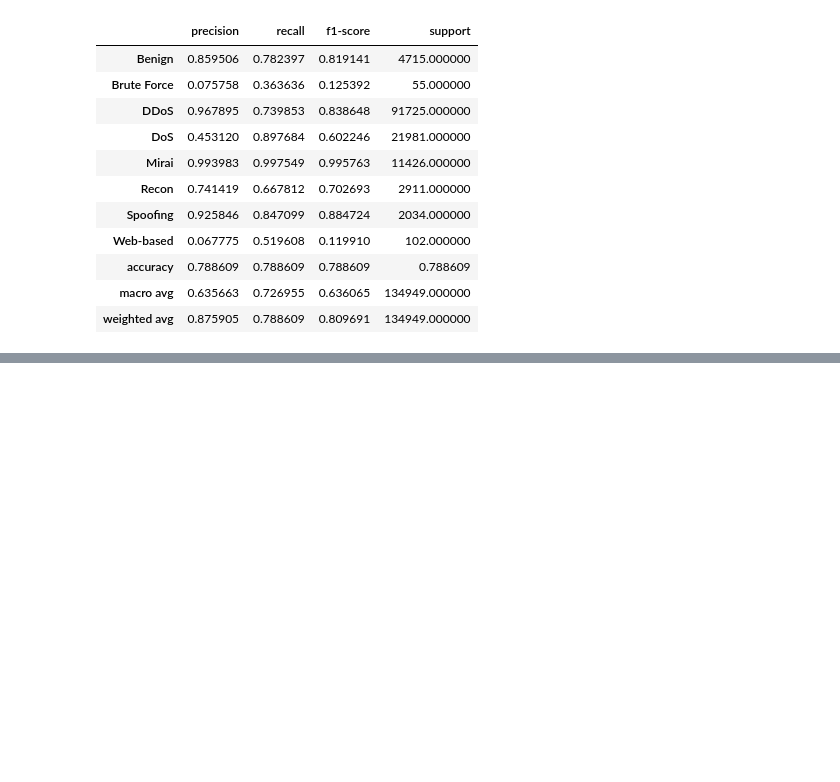
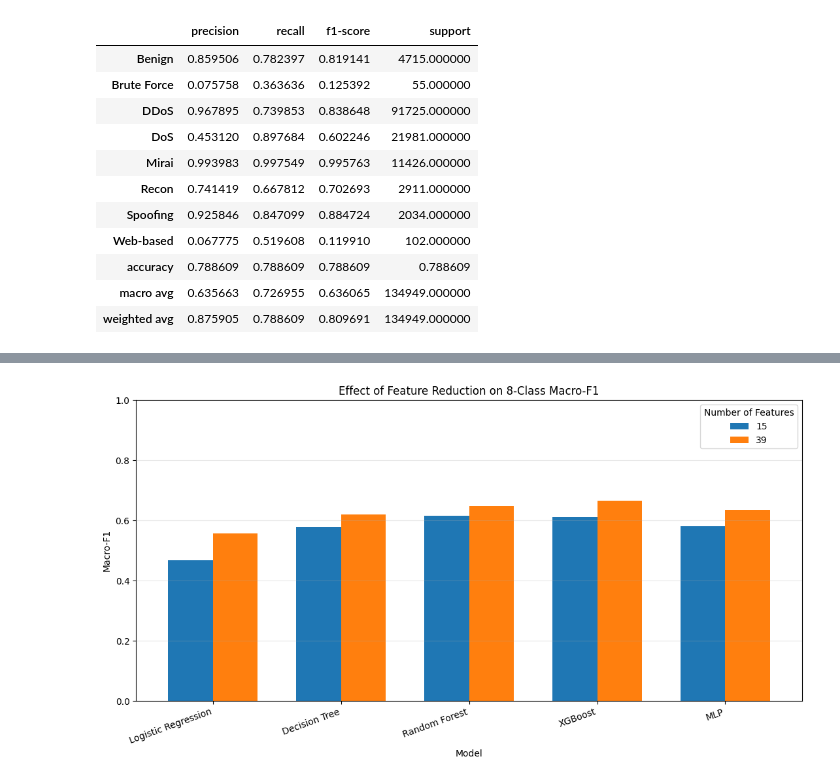
Before and after one commit to zainabkashif1/IoT-Intrusion-Detection-ML, a Jupyter notebook: notebooks/03_Eight_Class_Classification.ipynb, the cells around one changed output, grey strips where cells are left out. Saved outputs shown, nothing was run; the diff lists cells and outputs as text; code cells hidden in the pictures; blank space fills up the shorter version.

```diff
--- a/notebooks/03_Eight_Class_Classification.ipynb
+++ b/notebooks/03_Eight_Class_Classification.ipynb
@@ -1206,0 +1840,58 @@ rf_weighted_results_8.to_csv(
+# %%
+# Replace missing balancing labels with "None"
+eight_class_master_results["Balancing"] = (
+    eight_class_master_results["Balancing"]
+    .fillna("None")
+    .astype(str)
+    .str.strip()
+)
+
+# Select original, unbalanced experiments
+feature_reduction_data = eight_class_master_results[
+    (eight_class_master_results["Balancing"] == "None") &
+    (eight_class_master_results["Model"] != "Majority Baseline")
+].copy()
+
+# Create comparison table
+feature_pivot = feature_reduction_data.pivot(
+    index="Model",
+    columns="Features",
+    values="Macro-F1"
+)
+
+model_order = [
+    "Logistic Regression",
+    "Decision Tree",
+    "Random Forest",
+    "XGBoost",
+    "MLP"
+]
+
+feature_pivot = feature_pivot.reindex(model_order)
+
+# Plot
+ax = feature_pivot.plot(
+    kind="bar",
+    figsize=(11, 6),
+    width=0.7
+)
+
+ax.set_title("Effect of Feature Reduction on 8-Class Macro-F1")
+ax.set_xlabel("Model")
+ax.set_ylabel("Macro-F1")
+ax.set_ylim(0, 1)
+ax.set_xticklabels(model_order, rotation=20, ha="right")
+ax.legend(title="Number of Features")
+ax.grid(axis="y", alpha=0.3)
+
+plt.tight_layout()
+
+plt.savefig(
+    os.path.join(FIGURES_PATH, "feature_reduction_8class.png"),
+    dpi=300,
+    bbox_inches="tight"
+)
+
+plt.show()
+# %% [output]
+[figure, added]
```
Also changed, not shown: parts of 29 cells of this notebook.
